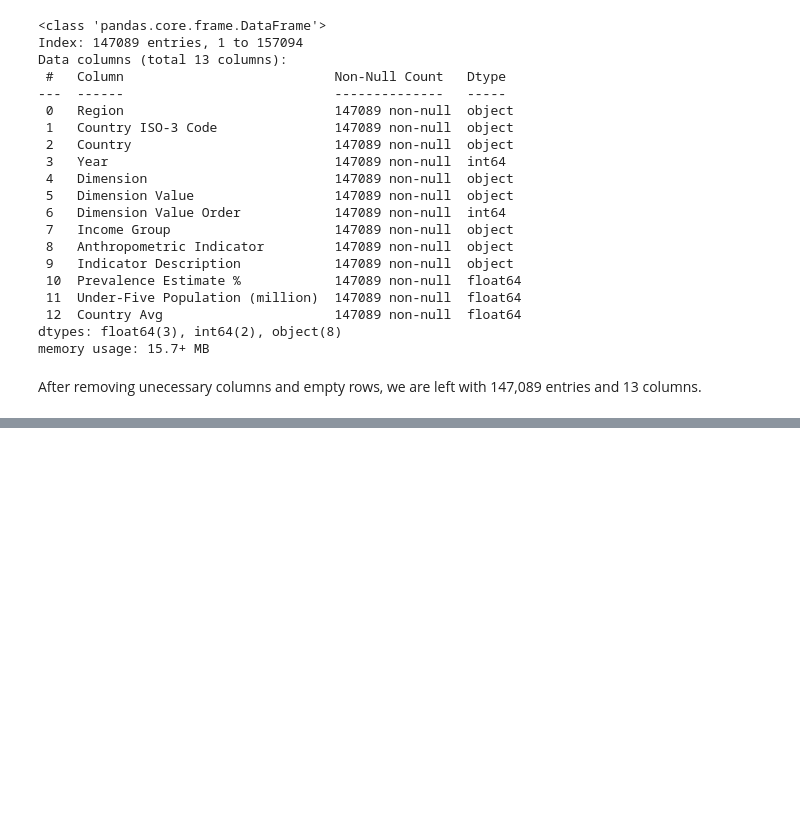
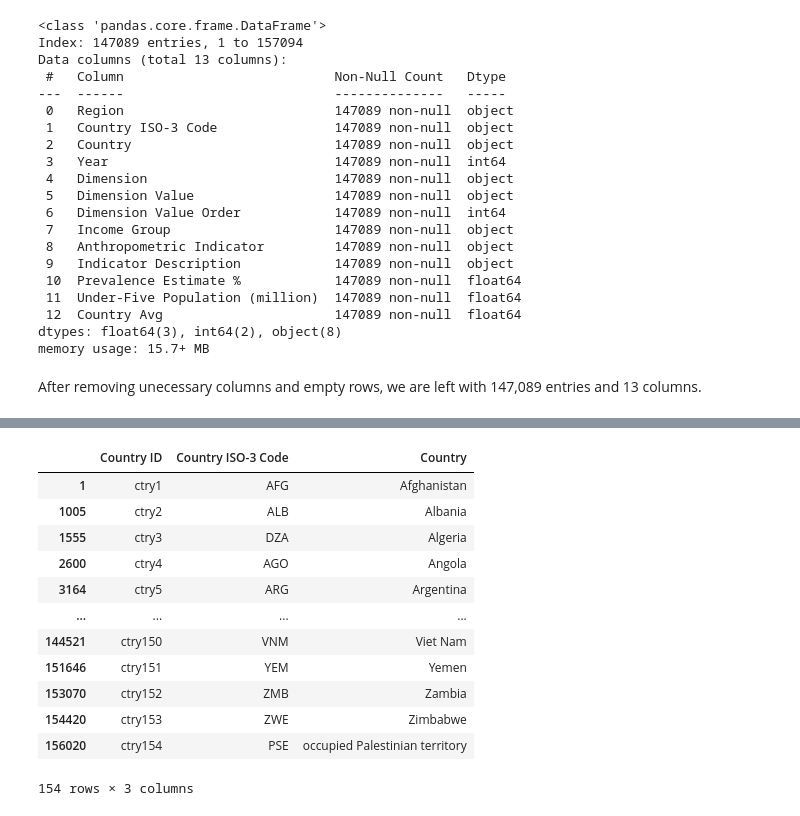
Before and after one commit to blmccourt/proj3-group8, a Jupyter notebook: child_malnutrition_analysis.ipynb, the cells around one changed output, grey strips where cells are left out. Drawn from its saved outputs; the diff is of its cells as text; code cells hidden in the pictures; blank space fills up the shorter version.

```diff
--- a/child_malnutrition_analysis.ipynb
+++ b/child_malnutrition_analysis.ipynb
@@ -297,0 +306,6 @@ After removing unecessary columns and empty rows, we are left with 147,089 entri
+# %%
+# Create a new DataFrame with unique values from 'Country ISO-3 Code' and 'Country' columns
+country_df = cleaned_df[['Country ISO-3 Code', 'Country']].drop_duplicates()
+
+# Display the new DataFrame
+print(country_df)
@@ -297,0 +327,4 @@ After removing unecessary columns and empty rows, we are left with 147,089 entri
+# %%
+# Create numpy array for each of the countries
+country_ids = np.arange(1, len(country_df) + 1)
+print(country_ids)
@@ -297,0 +341,5 @@ After removing unecessary columns and empty rows, we are left with 147,089 entri
+# %%
+# Use a list comprehension to add "ctry" to each country_id.
+ctry_ids = ["ctry" + str(ctry_id) for ctry_id in country_ids]
+
+print(ctry_ids)
@@ -297,0 +348,4 @@ After removing unecessary columns and empty rows, we are left with 147,089 entri
+# %%
+# Add the ctry_ids list as a new column
+country_df['Country ID'] = ctry_ids
+print(country_df)
@@ -297,0 +367,20 @@ After removing unecessary columns and empty rows, we are left with 147,089 entri
+# %%
+# Reorder the columns so that 'Dimension ID' is first, then 'Dimension'
+country_df = country_df[['Country ID', 'Country ISO-3 Code', 'Country']]
+
+# Display the updated DataFrame
+country_df
+# %% [output]
+|  | Country ID | Country ISO-3 Code | Country |
+| 1 | ctry1 | AFG | Afghanistan |
+| 1005 | ctry2 | ALB | Albania |
+| 1555 | ctry3 | DZA | Algeria |
+| 2600 | ctry4 | AGO | Angola |
+| 3164 | ctry5 | ARG | Argentina |
+| ... | ... | ... | ... |
+| 144521 | ctry150 | VNM | Viet Nam |
+| 151646 | ctry151 | YEM | Yemen |
+| 153070 | ctry152 | ZMB | Zambia |
+| 154420 | ctry153 | ZWE | Zimbabwe |
+| 156020 | ctry154 | PSE | occupied Palestinian territory |
+154 rows × 3 columns
```
Also changed, not shown: parts of 36 cells of this notebook, 5 other files.
